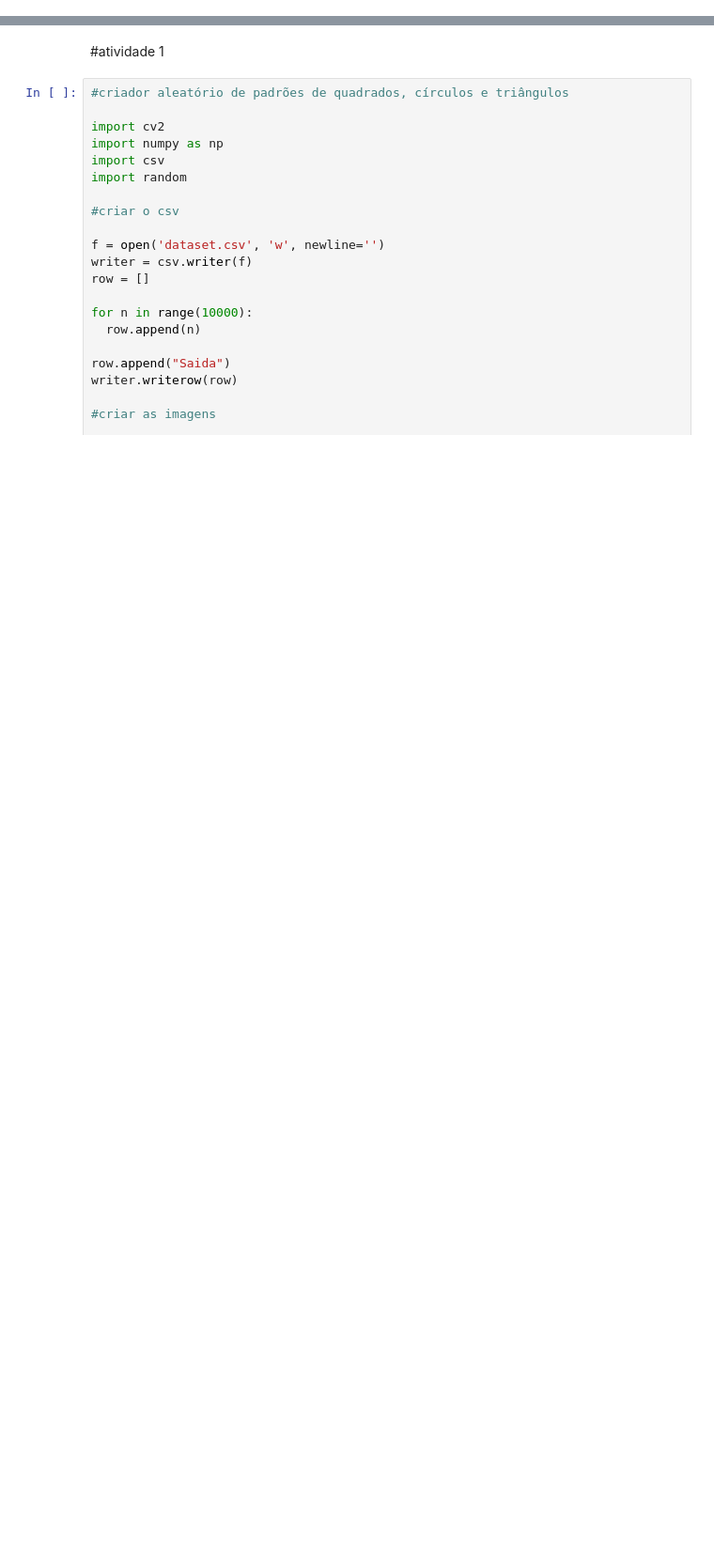
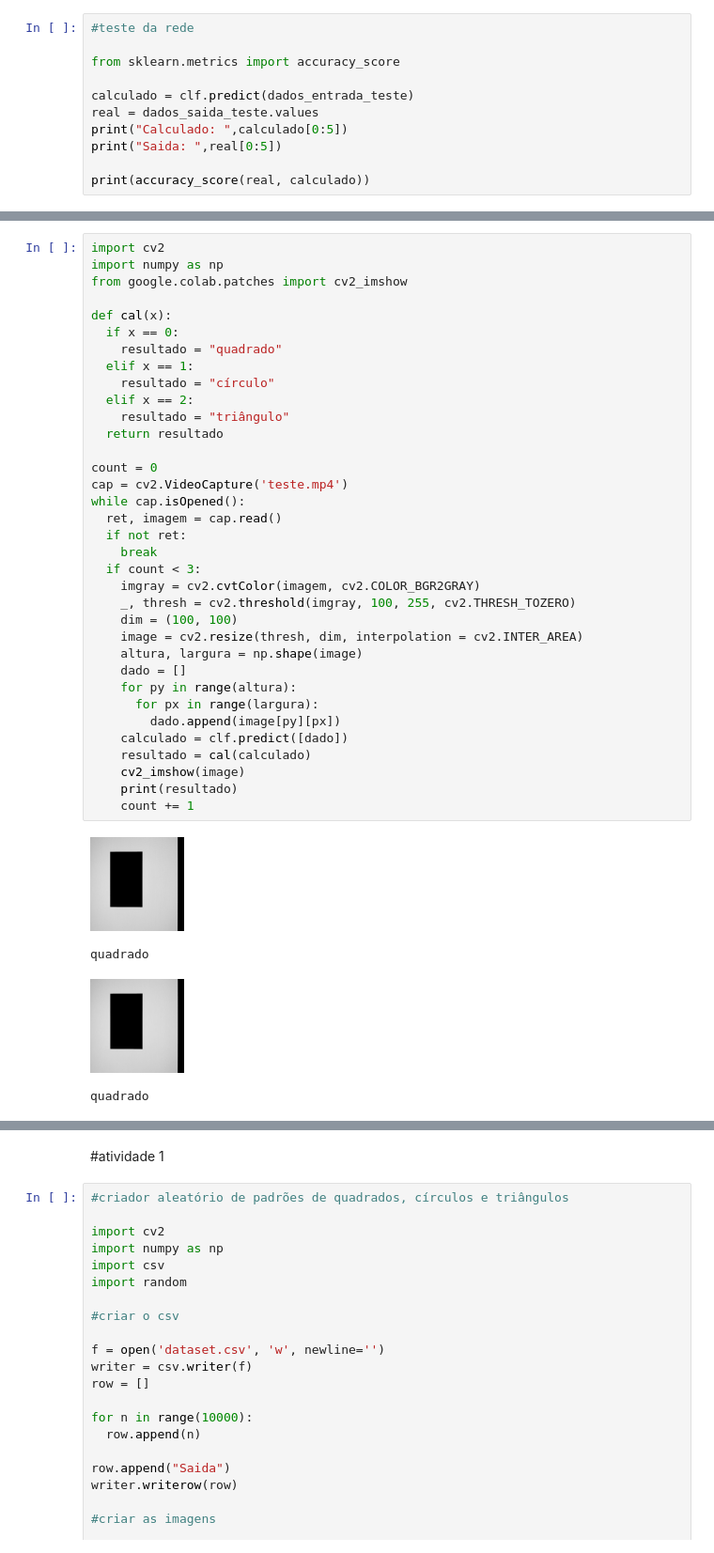
Before and after one commit to IgorB99/aula_robotica, a Jupyter notebook: aula_robotica_2020.ipynb, the cells around one changed output, grey strips where cells are left out. Shown at 94% size. Drawn from its saved outputs; the diff is of its cells as text; blank space fills up the shorter version.

```diff
--- a/aula_robotica_2020.ipynb
+++ b/aula_robotica_2020.ipynb
@@ -2,0 +140,11 @@
+# %%
+#teste da rede
+
+from sklearn.metrics import accuracy_score
+
+calculado = clf.predict(dados_entrada_teste)
+real = dados_saida_teste.values
+print("Calculado: ",calculado[0:5])
+print("Saida: ",real[0:5])
+
+print(accuracy_score(real, calculado))
@@ -2,0 +257,40 @@
+# %%
+import cv2
+import numpy as np
+from google.colab.patches import cv2_imshow
+
+def cal(x):
+  if x == 0:
+    resultado = "quadrado"
+  elif x == 1:
+    resultado = "círculo"
+  elif x == 2:
+    resultado = "triângulo"
+  return resultado
+
+count = 0
+cap = cv2.VideoCapture('teste.mp4')
+while cap.isOpened():
+  ret, imagem = cap.read()
+  if not ret:
+    break
+  if count < 3:
+    imgray = cv2.cvtColor(imagem, cv2.COLOR_BGR2GRAY)
+    _, thresh = cv2.threshold(imgray, 100, 255, cv2.THRESH_TOZERO)
+    dim = (100, 100)
+    image = cv2.resize(thresh, dim, interpolation = cv2.INTER_AREA)
+    altura, largura = np.shape(image)
+    dado = []
+    for py in range(altura):
+      for px in range(largura):
+        dado.append(image[py][px])
+    calculado = clf.predict([dado])
+    resultado = cal(calculado)
+    cv2_imshow(image)
+    print(resultado)
+    count += 1
+# %% [output]
+[figure, added]
+quadrado
+[figure, added]
+quadrado
```
Also changed, not shown: parts of 7 cells of this notebook.
